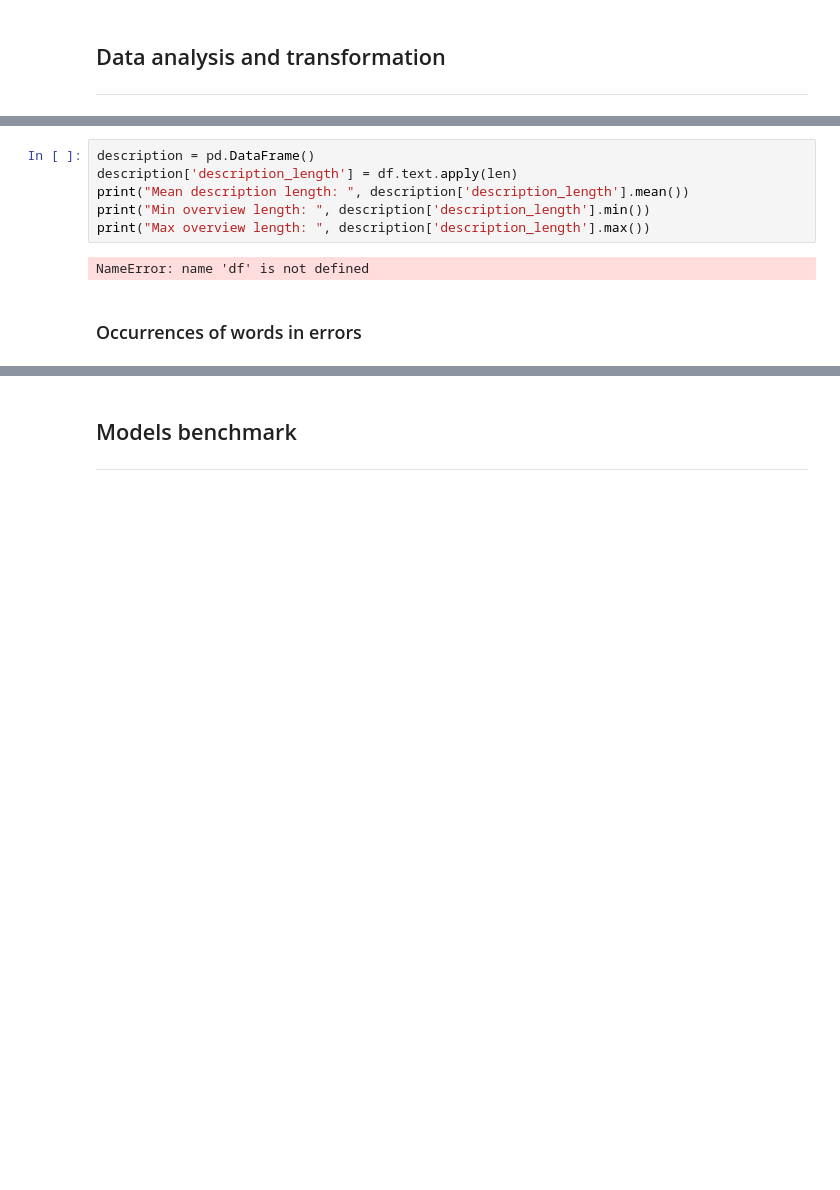
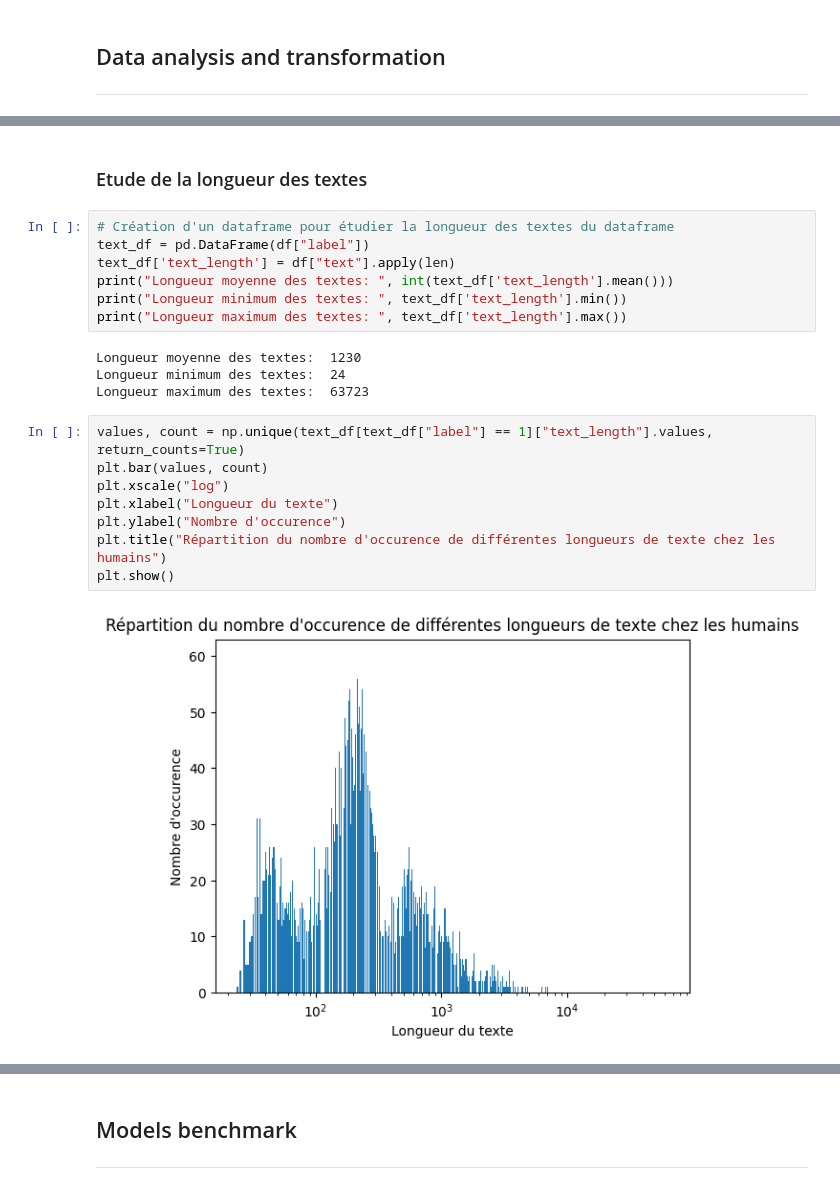
Before and after one commit to DjDonPablo/IA-DATA-HACK, a Jupyter notebook: final_notebook.ipynb, the cells around one changed output, grey strips where cells are left out. Saved outputs shown, nothing was run; the diff lists cells and outputs as text; blank space fills up the shorter version.

```diff
--- a/final_notebook.ipynb
+++ b/final_notebook.ipynb
@@ -77,10 +75,24 @@ FileNotFoundError: [Errno 2] No such file or directory: 'data.csv'
-# %%
-description = pd.DataFrame()
-description['description_length'] = df.text.apply(len)
-print("Mean description length: ", description['description_length'].mean())
-print("Min overview length: ", description['description_length'].min())
-print("Max overview length: ", description['description_length'].max())
-# %% [output]
-NameError: name 'df' is not defined
-# %% [markdown]
-### Occurrences of words in errors
+# %% [markdown]
+
+### Etude de la longueur des textes
+# %%
+# Création d'un dataframe pour étudier la longueur des textes du dataframe
+text_df = pd.DataFrame(df["label"])
+text_df['text_length'] = df["text"].apply(len)
+print("Longueur moyenne des textes: ", int(text_df['text_length'].mean()))
+print("Longueur minimum des textes: ", text_df['text_length'].min())
+print("Longueur maximum des textes: ", text_df['text_length'].max())
+# %% [output]
+Longueur moyenne des textes:  1230
+Longueur minimum des textes:  24
+Longueur maximum des textes:  63723
+# %%
+values, count = np.unique(text_df[text_df["label"] == 1]["text_length"].values, return_counts=True)
+plt.bar(values, count)
+plt.xscale("log")
+plt.xlabel("Longueur du texte")
+plt.ylabel("Nombre d'occurence")
+plt.title("Répartition du nombre d'occurence de différentes longueurs de texte chez les humains")
+plt.show()
+# %% [output]
+[figure, added]
```
Also changed, not shown: parts of 33 cells of this notebook, 2 other files.
